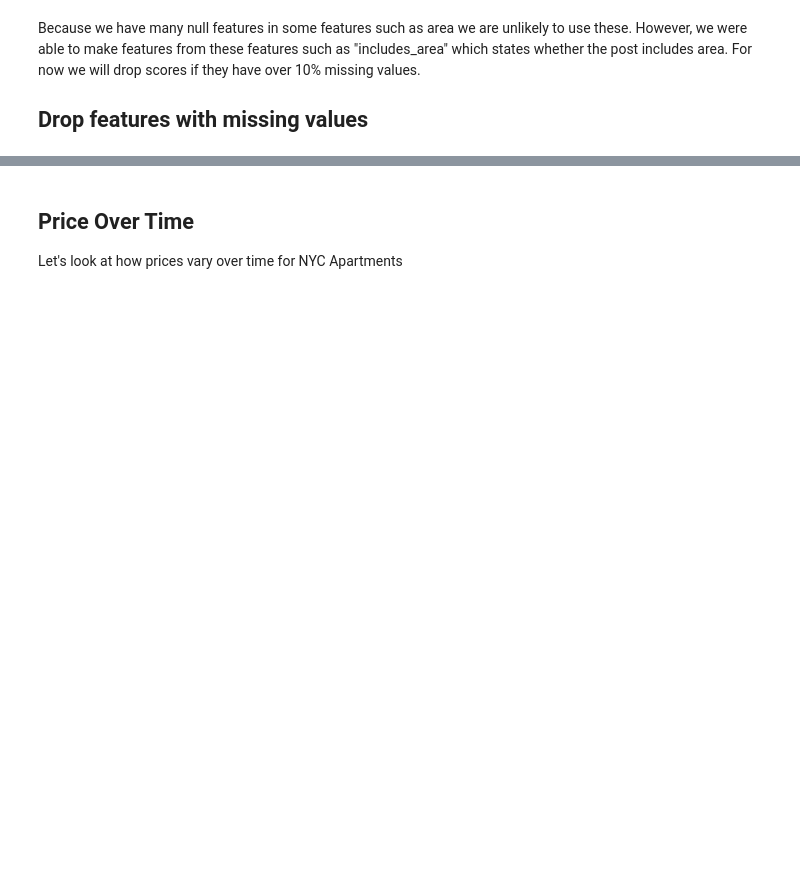
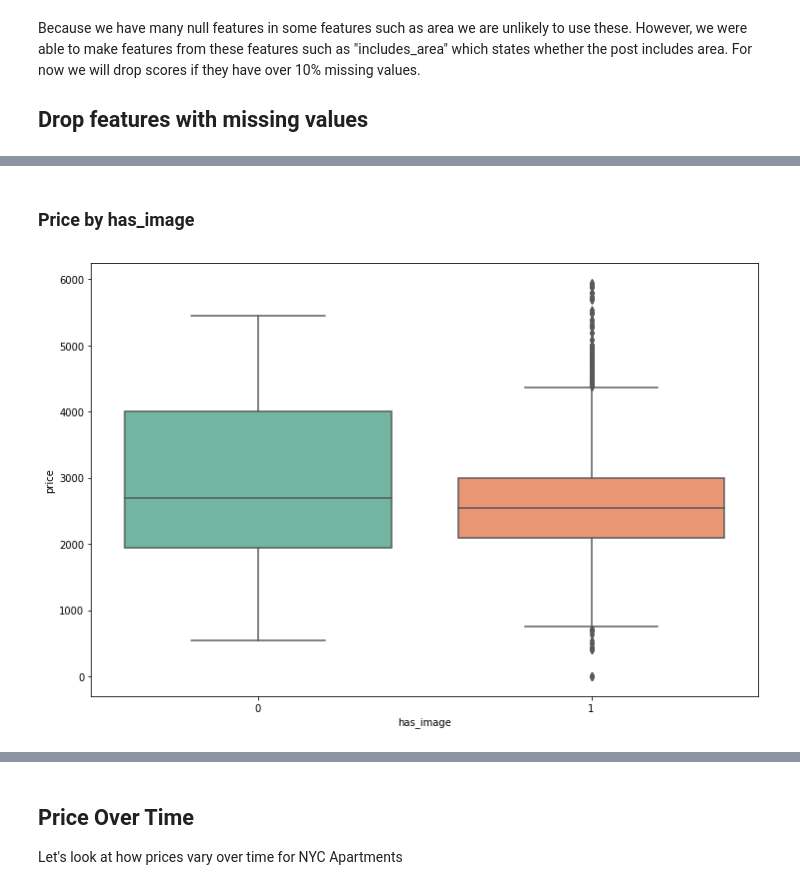
Before and after one commit to scochran3/LazyApartment, a Jupyter notebook: notebooks/Data Exploration.ipynb, the cells around one changed output, grey strips where cells are left out. Saved outputs shown, nothing was run; the diff lists cells and outputs as text; code cells hidden in the pictures; blank space fills up the shorter version.

```diff
--- a/notebooks/Data Exploration.ipynb
+++ b/notebooks/Data Exploration.ipynb
@@ -111,0 +109,6 @@ df_shrunk
+# %% [markdown]
+### Price by has_image
+# %%
+ax = sns.boxplot(x='has_image', y='price', data=df, palette="Set2")
+# %% [output]
+[figure, added]
```
Also changed, not shown: parts of 23 cells of this notebook, 3 other files.
